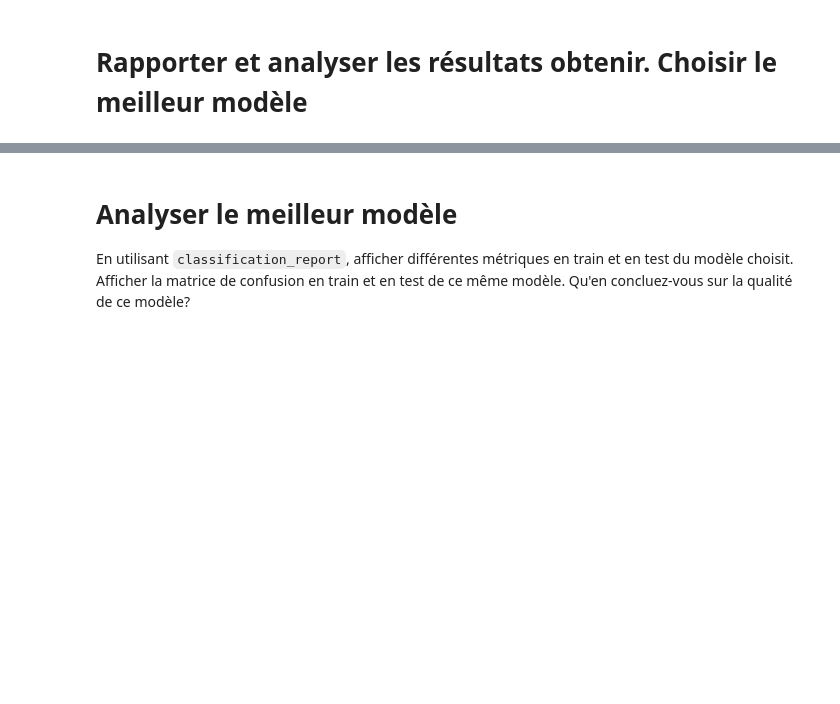
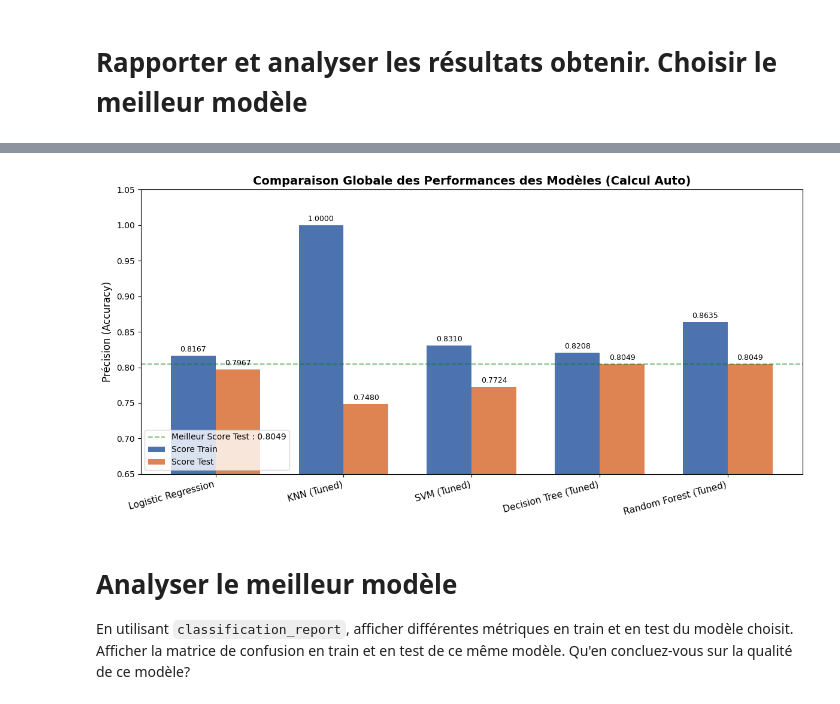
Before and after one commit to Kant-Righteous/AI-Learning, a Jupyter notebook: TP/Exercise/TP/TP5/TP2_credit_fixed.ipynb, the cells around one changed output, grey strips where cells are left out. Cells and saved outputs as stored; diff of their text form; code cells hidden in the pictures; blank space fills up the shorter version.

```diff
--- a/TP/Exercise/TP/TP5/TP2_credit_fixed.ipynb
+++ b/TP/Exercise/TP/TP5/TP2_credit_fixed.ipynb
@@ -308,4 +308,13 @@ param_grid_dt = {
     'max_features': [None, 'sqrt', 'log2']
 }
 
-dtc_RSCV = RandomizedSearchCV(DecisionTreeClassifier(random_state=1))
+dtc_RSCV = RandomizedSearchCV(DecisionTreeClassifier(random_state=1), param_distributions=param_grid_dt,cv=5,n_jobs=10,n_iter=10,random_state=1)
+
+dtc_RSCV.fit(X_train,y_train)
+
+print(dtc_RSCV.best_params_)
+print(dtc_RSCV.best_score_)
+
+best_dtc_RSCV = dtc_RSCV.best_estimator_
+print(best_dtc_RSCV.score(X_train,y_train))
+print(best_dtc_RSCV.score(X_test,y_test))
@@ -320,3 +334,12 @@ Avec `GridSearchCV` ou `RandomizedSearchCV`, optimiser les hyper-paramètres. Ut
 - nombre minimum d'exemples par feuille : 1, 2, 4, 6,
 - nombre de features maximum : None, sqrt, log2,
 - remise des exemples : vrai, faux
+# %%
+from sklearn.ensemble import RandomForestClassifier
+
+rfc = RandomForestClassifier()
+
+rfc.fit(X_train, y_train)
+
+print(rfc.score(X_train, y_train))
+print(rfc.score(X_test, y_test))
@@ -323,2 +379,67 @@ Avec `GridSearchCV` ou `RandomizedSearchCV`, optimiser les hyper-paramètres. Ut
 # %% [markdown]
 # Rapporter et analyser les résultats obtenir. Choisir le meilleur modèle
+# %%
+import matplotlib.pyplot as plt
+import numpy as np
+# ==========================================
+# 1. 动态检索内存中所有的“最佳模型”进行装载
+# （前提：前面的单元格都必须运行过，变量保存在内存中）
+# ==========================================
+# 把你的模型变量作为对象直接放入字典 (注意 log_reg 是我们前面建的逻辑回归模型)
+models_dict = {
+    'Logistic Regression': log_reg,
+    'KNN (Tuned)': best_knn_model,
+    'SVM (Tuned)': best_svc_grid,
+    'Decision Tree (Tuned)': best_dtc_RSCV,
+    'Random Forest (Tuned)': best_rfc_RSCV
+}
+models = list(models_dict.keys())
+train_scores = []
+test_scores = []
+# 2. 自动化循环：利用模型的 .score() 方法实时读取最新得分
+for name, model in models_dict.items():
+    # 自动获取模型对 Train 和 Test 的预测打分
+    train_score = model.score(X_train, y_train)
+    test_score = model.score(X_test, y_test)
+
+    # 存入列表
+    train_scores.append(train_score)
+    test_scores.append(test_score)
+
+    print(f"✅ {name:25s} calculé! Train: {train_score:.4f} | Test: {test_score:.4f}")
+print("-" * 50)
+# ==========================================
+# 3. 绘制对比柱状图 (Bar Chart)
+# ==========================================
+x = np.arange(len(models))
+width = 0.35
+fig, ax = plt.subplots(figsize=(12, 6))
+# 画出柱子
+rects1 = ax.bar(x - width/2, train_scores, width, label='Score Train', color='#4C72B0')
+rects2 = ax.bar(x + width/2, test_scores, width, label='Score Test', color='#DD8452')
+# 标签、标题和微调
+ax.set_ylabel('Précision (Accuracy)', fontsize=12)
+ax.set_title('Comparaison Globale des Performances des Modèles (Calcul Auto)', fontsize=14, fontweight='bold')
+ax.set_xticks(x)
+ax.set_xticklabels(models, rotation=15, ha="right", fontsize=11)
+ax.legend(loc='lower left')
+# 限制 y 轴范围，让对比差异更加明显
+ax.set_ylim(0.65, 1.05)
+# 动态获取各个柱子的高度，并将数字标在柱头上
+def autolabel(rects):
+    for rect in rects:
+        height = rect.get_height()
+        ax.annotate(f'{height:.4f}',
+                    xy=(rect.get_x() + rect.get_width() / 2, height),
+                    xytext=(0, 3),
+                    textcoords="offset points",
+                    ha='center', va='bottom', fontsize=9)
+autolabel(rects1)
+autolabel(rects2)
+# 动态画出目前最佳 test 分数的水平辅助线
+best_test_score = max(test_scores)
+ax.axhline(best_test_score, color='green', linestyle='--', alpha=0.5, label=f'Meilleur Score Test : {best_test_score:.4f}')
+ax.legend(loc='lower left')
+plt.tight_layout()
+plt.show()
+# %% [output]
@@ -325,3 +452,4 @@ Avec `GridSearchCV` ou `RandomizedSearchCV`, optimiser les hyper-paramètres. Ut
+[figure, added]
 # %% [markdown]
 # Analyser le meilleur modèle
 En utilisant `classification_report`, afficher différentes métriques en train et en test du modèle choisit. Afficher la matrice de confusion en train et en test de ce même modèle. Qu'en concluez-vous sur la qualité de ce modèle?
```
Also changed, not shown: parts of 6 cells of this notebook.
